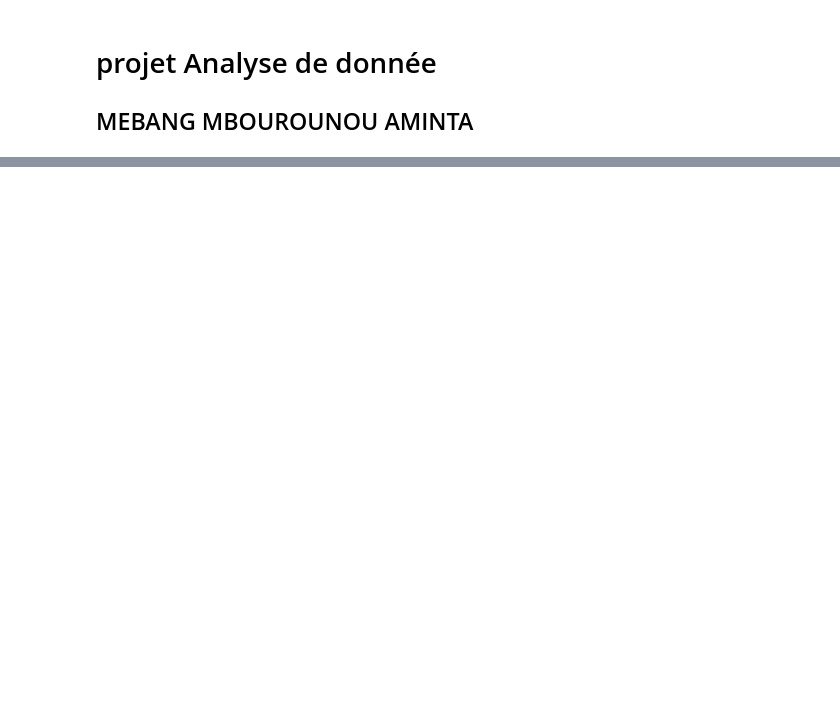
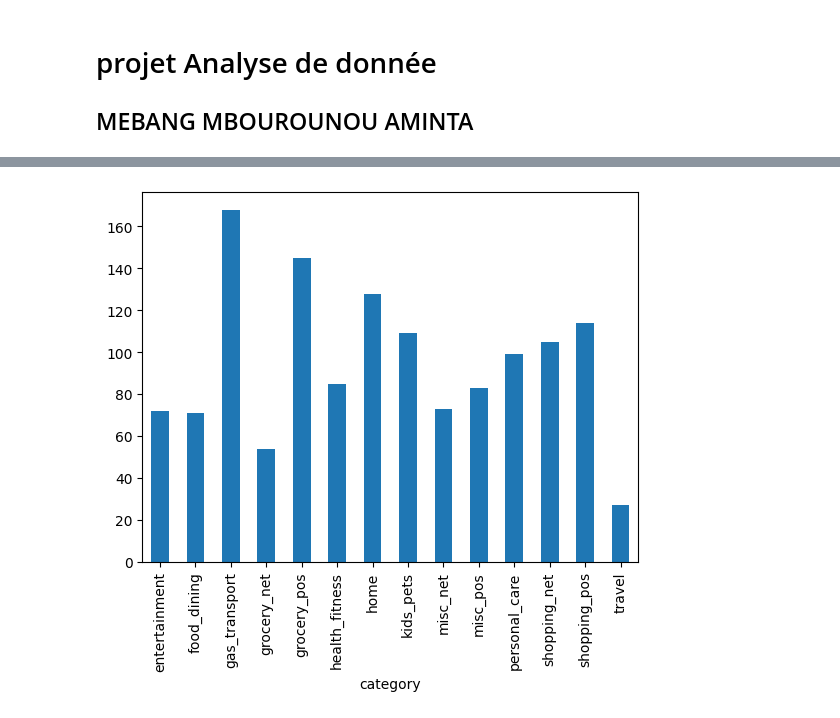
Before and after one commit to AmintaM/ProjetBlanc, a Jupyter notebook: index.ipynb, the cells around one changed output, grey strips where cells are left out. Cells and saved outputs as stored; diff of their text form; code cells hidden in the pictures; blank space fills up the shorter version.

```diff
--- a/index.ipynb
+++ b/index.ipynb
@@ -13,3 +48,2 @@ import matplotlib.pyplot as plt
 # %%
-df = pd.read_csv("data/all_stocks_5yr.csv")
-df.head()
+fifa= pd.read_csv("data/FIFA.csv")
@@ -40,3 +93,0 @@ memory usage: 33.1+ MB
-# %%
-df["date"]=pd.to_datetime(df["date"])
-df.info()
@@ -61,0 +132,3 @@ df.shape
+# %%
+fraude = df.groupby(['category']).count()['is_fraud']
+fraude
@@ -61,0 +152,5 @@ df.shape
+# %%
+import matplotlib.pyplot as plt
+fraude.plot(kind='bar');
+# %% [output]
+[figure, added]
```
Also changed, not shown: parts of 15 cells of this notebook, 4 other files.
